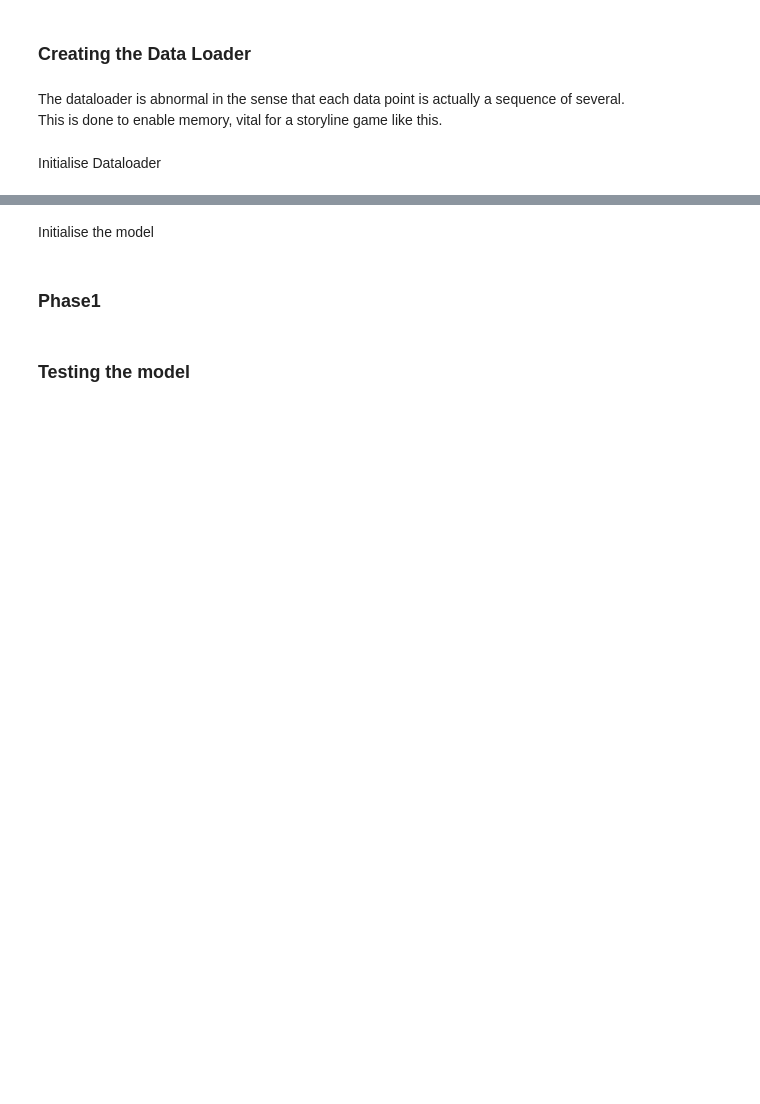
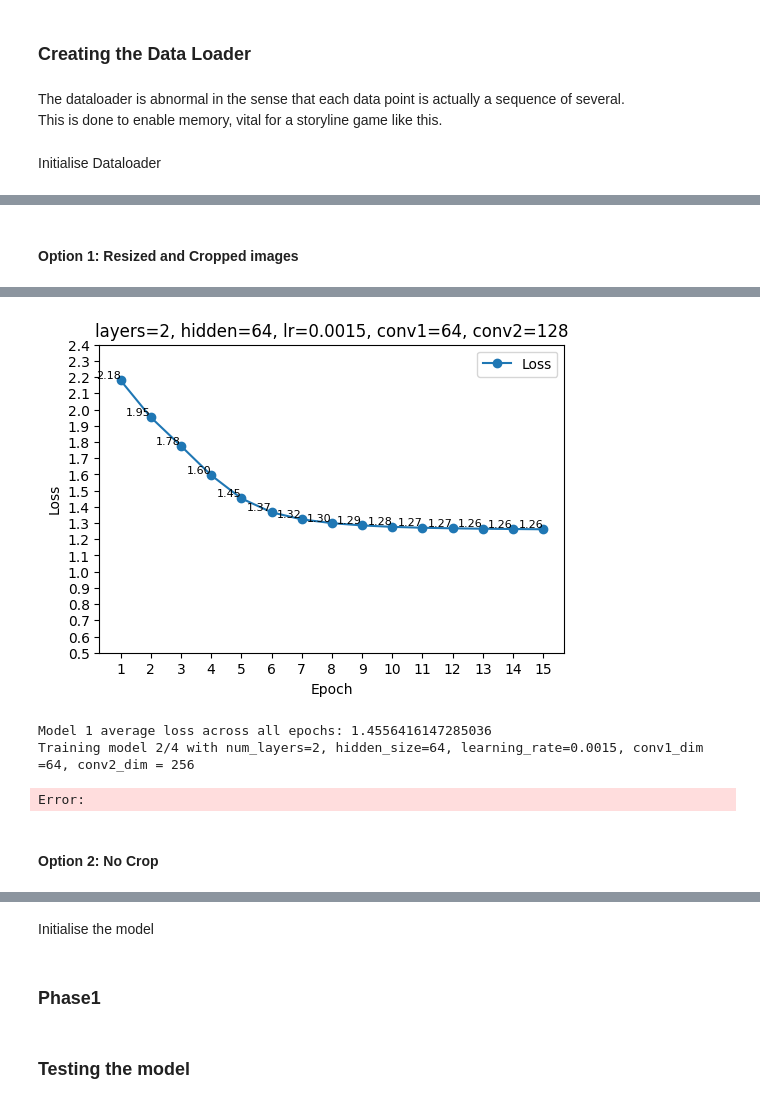
Before and after one commit to scottpitcher/PokemonPlatinum.AI, a Jupyter notebook: model_pretraining.ipynb, the cells around one changed output, grey strips where cells are left out. Cells and saved outputs as stored; diff of their text form; code cells hidden in the pictures; blank space fills up the shorter version.

```diff
--- a/model_pretraining.ipynb
+++ b/model_pretraining.ipynb
@@ -181,0 +448,69 @@ Initialise Dataloader
+# %% [markdown]
+#### Option 1: Resized and Cropped images
+# %%
+# Image transformations and augmentations
+## Chosen transformation (Always occur)
+transform = transforms.Compose([
+    transforms.Resize((640, 640)),
+    transforms.Lambda(lambda img: F.crop(img, top=0, left=0, height=320, width=640)),  # Crop bottom half
+    transforms.ToTensor()
+])
+## Chosen augmentatons (Randomly occur)
+augmentation = transforms.Compose([
+    transforms.ColorJitter(brightness=0.1, contrast=0.1), # Random colour augmentation
+    transforms.RandomRotation(degrees=30),                # Random rotation
+])
+
+
+# Initialize dataloader
+## For phase 1, it will only really need the last few frames
+seq_length = 3
+## Set the GCS bucket and folder prefixes
+bucket_name = 'pokemonplatinumai-annotationimages'
+states_prefix = 'phase-1/images/'
+actions_prefix = 'phase-1/actions/'
+annotations_prefix = 'phase-1/labels'
+## Create the dataset
+cropped_dataset = PokemonDatasetGCS(
+    bucket_name=bucket_name,
+    states_prefix=states_prefix,
+    actions_prefix=actions_prefix,
+    annotations_prefix = None,
+    seq_length=seq_length,
+    transform=transform,
+    augmentation = augmentation
+)
+
+cropped_dataloader = DataLoader(cropped_dataset, batch_size=4, shuffle=False)
+
+print("DataLoader loaded!")
+
+# Define the ranges of hyperparameters for the grid search
+param_grid = {
+    'num_layers': [2],                          # Test different numbers of LSTM layers
+    'hidden_size': [64],                       # Larger hidden sizes based on observation
+    'learning_rate': [0.0015],                  # Fine-tuned learning rates
+    'conv1_dim':[64,128],
+    'conv2_dim':[128,256],
+}
+
+for batch in cropped_dataloader:
+    try:
+        # If batch is None or there is an issue, this will catch it
+        if batch is None:
+            raise ValueError("Encountered NoneType batch")
+
+    except Exception as e:
+        print(f"Error processing batch: {e}")
+        break  # Break out of the loop if an error occurs
+
+print("Batch loading complete (or stopped due to an error).")
+
+print("Training Beginning...\n")
+
+best_model, cropped_results = param_tuning(param_grid= param_grid,
+                                           num_epochs=15,
+                                           dataloader=cropped_dataloader,
+                                           cropped = True,
+                                           plot = True)
+# %% [output]
@@ -182,3 +537,9 @@ Initialise Dataloader
+[figure, added]
+Model 1 average loss across all epochs: 1.4556416147285036
+Training model 2/4 with num_layers=2, hidden_size=64, learning_rate=0.0015, conv1_dim =64, conv2_dim = 256
+Error:
+# %% [markdown]
+#### Option 2: No Crop
 # %%
 # Chosen transformation
 transform = transforms.Compose([
```
Also changed, not shown: parts of 17 cells of this notebook, 3 other files.
